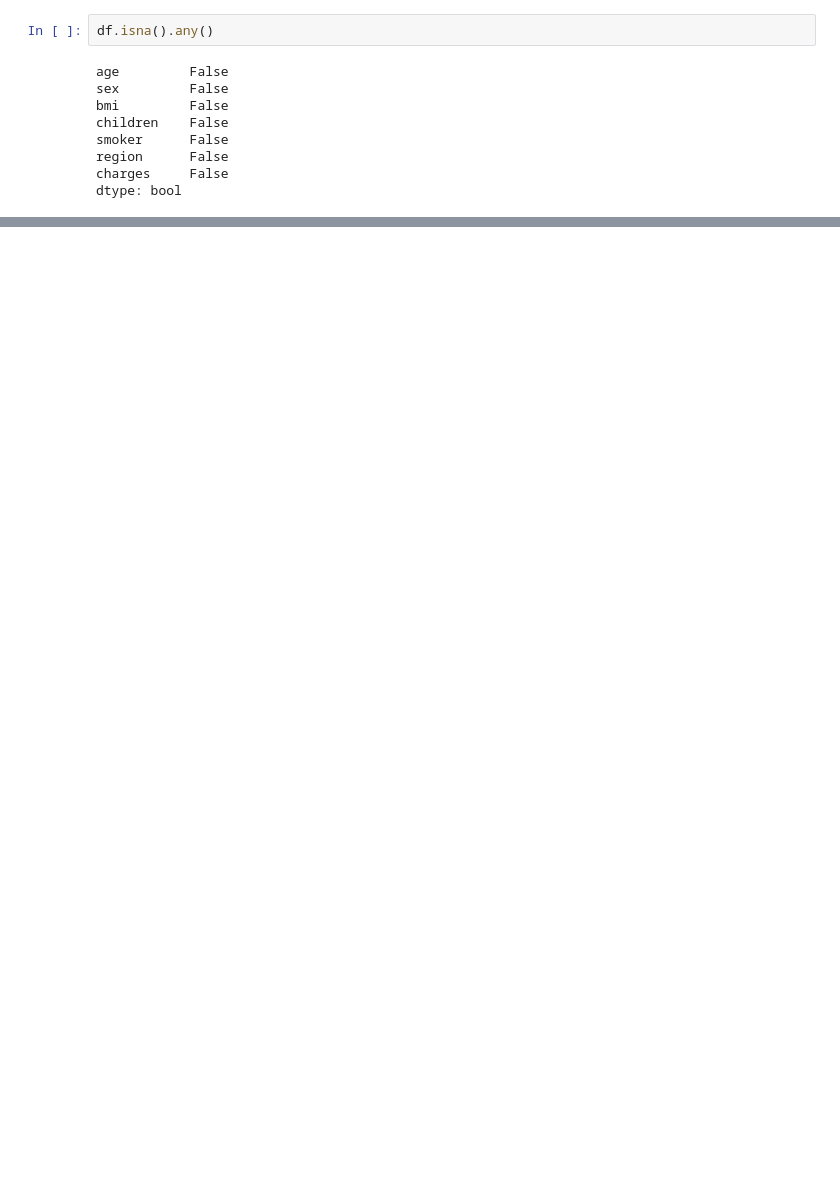
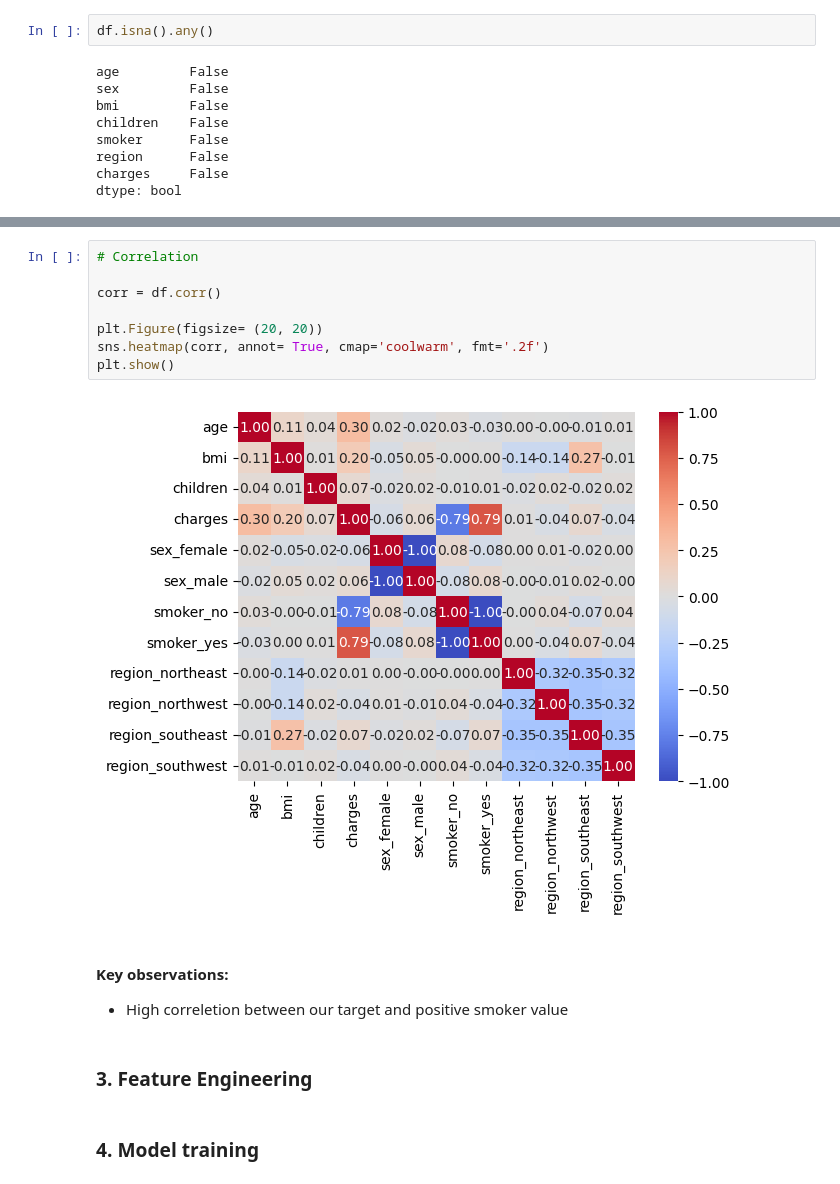
Before and after one commit to miloszgroch/Insurance---ML-Regression, a Jupyter notebook: Insurance.ipynb, the cells around one changed output, grey strips where cells are left out. Cells and saved outputs as stored; diff of their text form; blank space fills up the shorter version.

```diff
--- a/Insurance.ipynb
+++ b/Insurance.ipynb
@@ -30,0 +106,17 @@ dtype: bool
+# %%
+# Correlation
+
+corr = df.corr()
+
+plt.Figure(figsize= (20, 20))
+sns.heatmap(corr, annot= True, cmap='coolwarm', fmt='.2f')
+plt.show()
+# %% [output]
+[figure, added]
+# %% [markdown]
+#### Key observations:
+- High correletion between our target and positive smoker value
+# %% [markdown]
+### 3. Feature Engineering
+# %% [markdown]
+### 4. Model training
```
Also changed, not shown: parts of 12 cells of this notebook.
